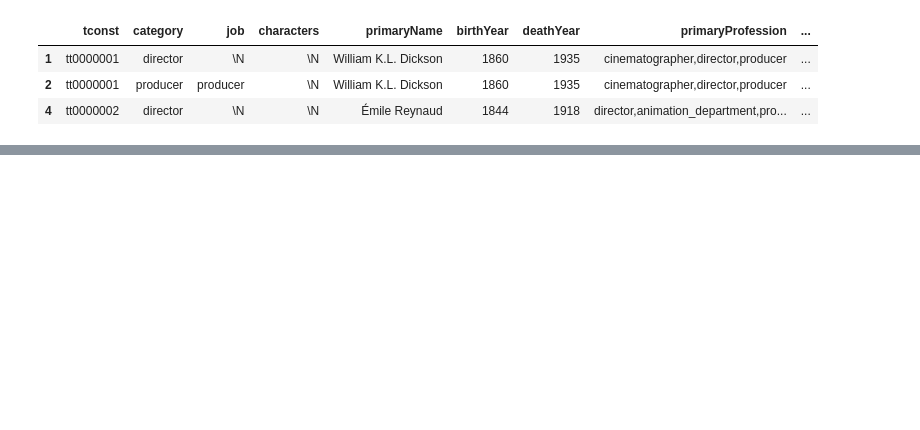
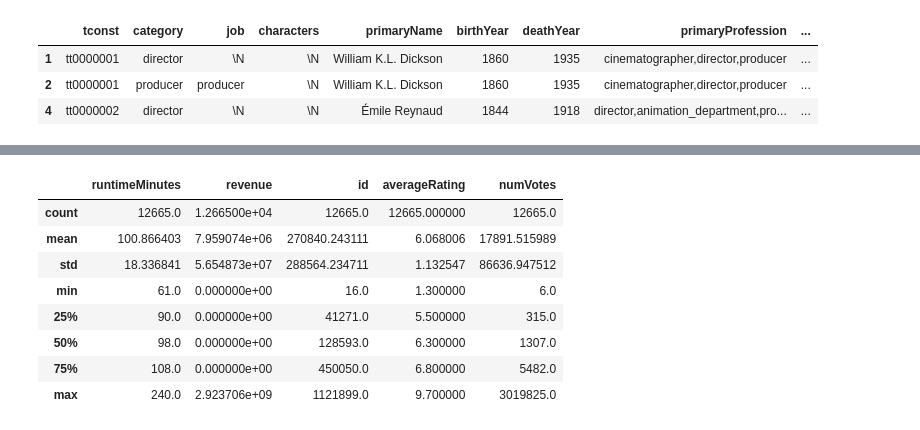
Before and after one commit to Idumii/WildCodeSchool-Projet2, a Jupyter notebook: base.ipynb, the cells around one changed output, grey strips where cells are left out. Saved outputs shown, nothing was run; the diff lists cells and outputs as text; code cells hidden in the pictures; blank space fills up the shorter version.

```diff
--- a/base.ipynb
+++ b/base.ipynb
@@ -458,0 +337,8 @@ df_merge_crew_final
+# %%
+# Récuperer la liste des tconst dans df_filtered_ratings pour reduire la taille de df_merge_crew_final
+df_tconst_crew = pd.merge(df_filtered_ratings_test, df_pivot, left_on='tconst', right_on='tconst', how='left')
+
+# Créer un filtre pour la colonne runtimeMinutes qui n'affiche que les films de plus de 60 minutes et de moins de 250 minutes
+df_tconst_crew = df_tconst_crew[(df_tconst_crew['runtimeMinutes'] > 60) & (df_tconst_crew['runtimeMinutes'] < 250)]
+
+df_tconst_crew.head(3)
@@ -458,0 +350,12 @@ df_merge_crew_final
+# %%
+df_tconst_crew.describe()
+# %% [output]
+|  | runtimeMinutes | revenue | id | averageRating | numVotes |
+| count | 12665.0 | 1.266500e+04 | 12665.0 | 12665.000000 | 12665.0 |
+| mean | 100.866403 | 7.959074e+06 | 270840.243111 | 6.068006 | 17891.515989 |
+| std | 18.336841 | 5.654873e+07 | 288564.234711 | 1.132547 | 86636.947512 |
+| min | 61.0 | 0.000000e+00 | 16.0 | 1.300000 | 6.0 |
+| 25% | 90.0 | 0.000000e+00 | 41271.0 | 5.500000 | 315.0 |
+| 50% | 98.0 | 0.000000e+00 | 128593.0 | 6.300000 | 1307.0 |
+| 75% | 108.0 | 0.000000e+00 | 450050.0 | 6.800000 | 5482.0 |
+| max | 240.0 | 2.923706e+09 | 1121899.0 | 9.700000 | 3019825.0 |
```
Also changed, not shown: parts of 20 cells of this notebook, 1 other file.
